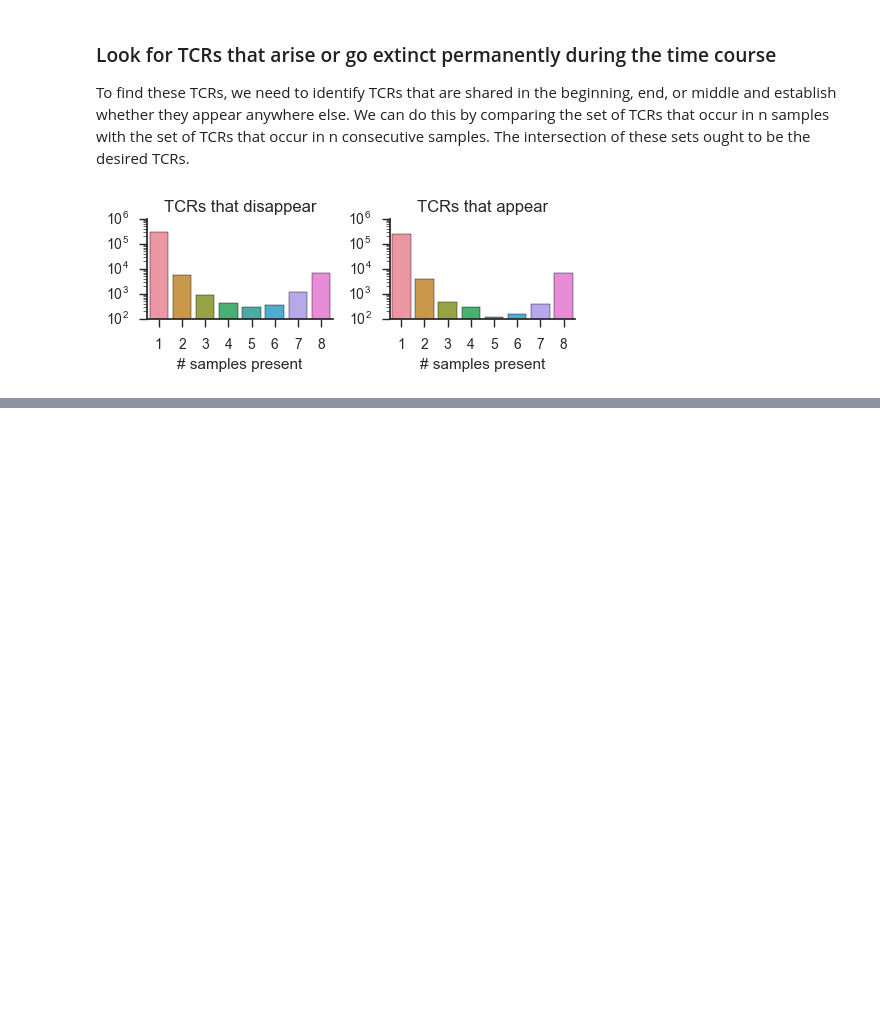
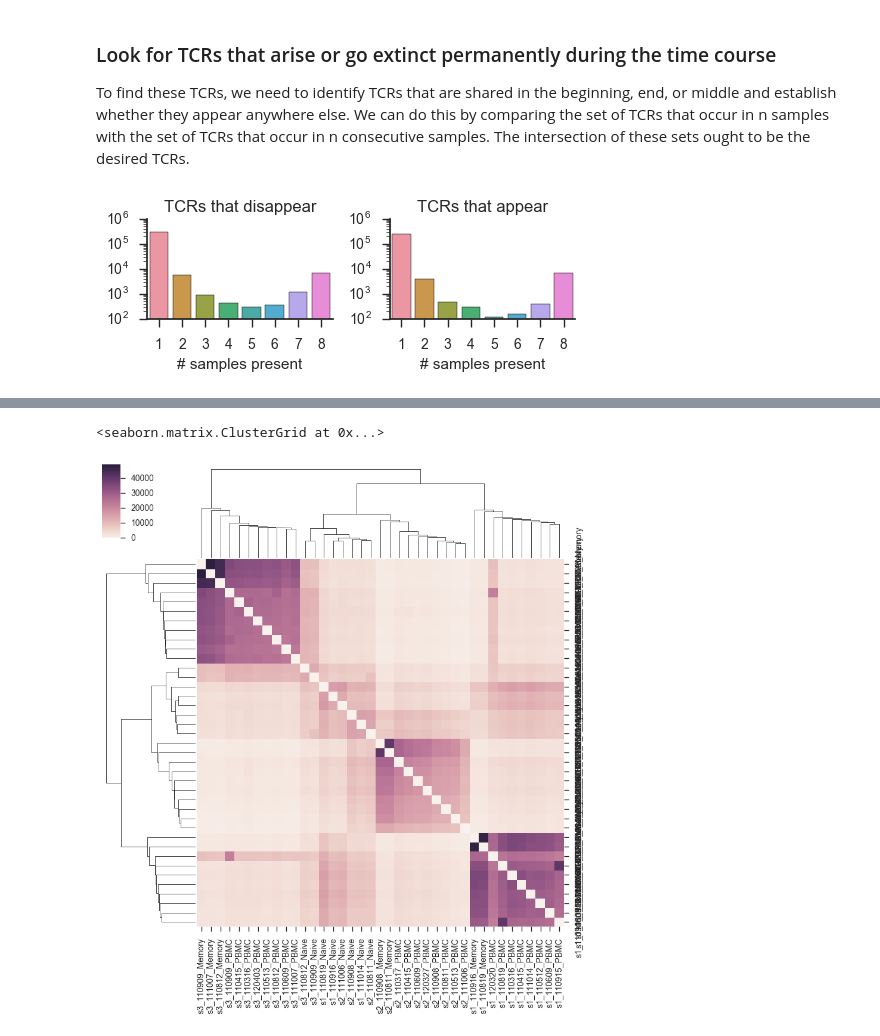
Before and after one commit to nathanieldchu/tcr_pilot, a Jupyter notebook: tcrb_timecourse_2.ipynb, the cells around one changed output, grey strips where cells are left out. Drawn from its saved outputs; the diff is of its cells as text; code cells hidden in the pictures; blank space fills up the shorter version.

```diff
--- a/tcrb_timecourse_2.ipynb
+++ b/tcrb_timecourse_2.ipynb
@@ -498,0 +698,6 @@ This might suggest that samples from the 6, 7, and 8 categories are the true per
+# %%
+#read tables in local ipython notebook
+overlap_mx = pd.read_csv('/Users/ndchu/Documents/tcr_fmt/tcrb_timecourse/overlap_mtx.tsv',
+                        sep='\t', index_col=0)
+jaccard_mx = pd.read_csv('/Users/ndchu/Documents/tcr_fmt/tcrb_timecourse/jaccard_mtx.tsv',
+                        sep='\t', index_col=0)
@@ -498,0 +711,7 @@ This might suggest that samples from the 6, 7, and 8 categories are the true per
+# %%
+#now we can clustermap the samples, both with and without
+#Naive and memory cells
+sns.clustermap(overlap_mx)
+# %% [output]
+<seaborn.matrix.ClusterGrid at 0x...>
+[figure, added]
```
Also changed, not shown: parts of 102 cells of this notebook, 2 other files.
